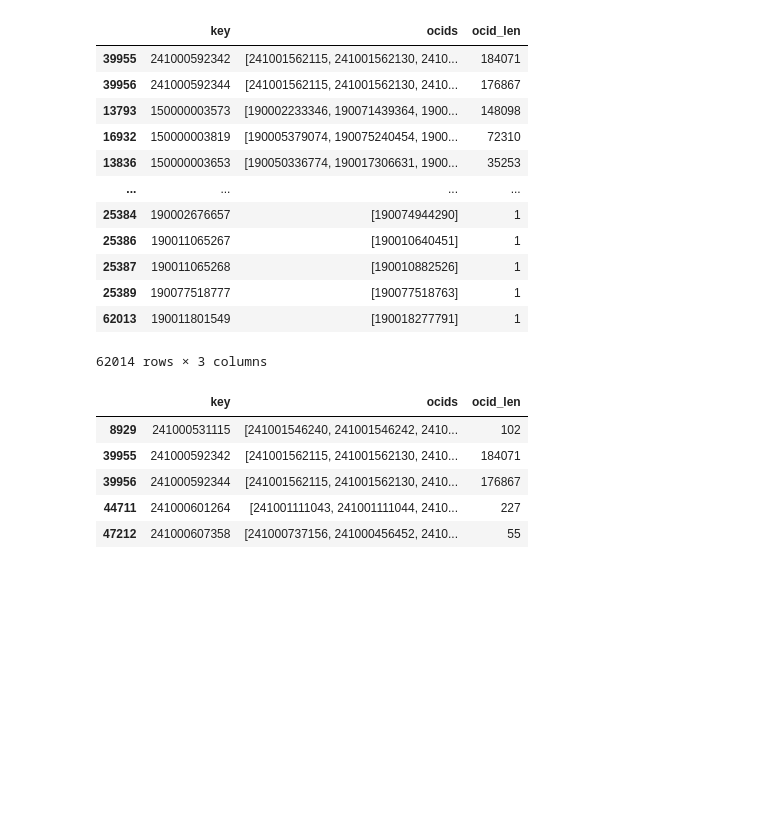
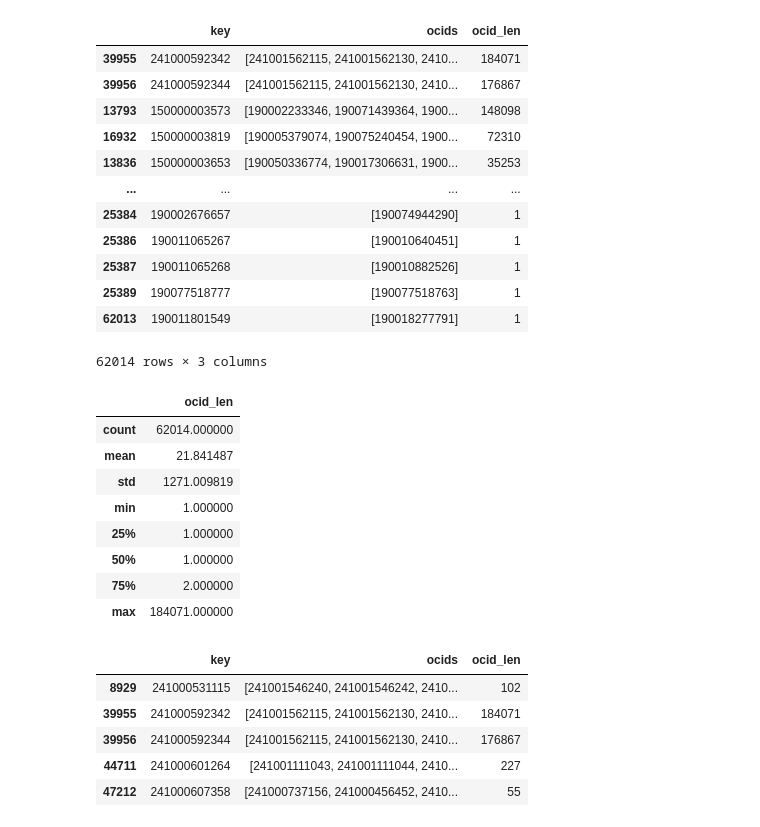
Before and after one commit to TIAGOOOLIVEIRA/vector-search-tree-path-embedded-ANN-algorithms-DB-plugins, a Jupyter notebook: vector-search-tree-path-embedded-ANN-algorithms-DB-plugins.ipynb, the cells around one changed output. Cells and saved outputs as stored; diff of their text form; code cells hidden in the pictures; blank space fills up the shorter version.

```diff
--- a/vector-search-tree-path-embedded-ANN-algorithms-DB-plugins.ipynb
+++ b/vector-search-tree-path-embedded-ANN-algorithms-DB-plugins.ipynb
@@ -494,6 +568,10 @@ df_nested_list
 # %%
-#adding a new column as the len of the ocids
+#adding a new column as the len of the ocids: How many OCIDs in a root/branch ontology?
 df_nested_list['ocid_len'] = df_nested_list.apply(lambda row: len(row.ocids), axis = 1)
+
+df_nested_list['ocid_len'] = df_nested_list['ocid_len'].fillna(0).astype(int)
+
+df_nested_list.to_parquet(parquet_ocid, compression='gzip')
 # %%
 df_nested_list.sort_values(by='ocid_len', ascending=False)
 # %% [output]
@@ -510,4 +588,16 @@ df_nested_list.sort_values(by='ocid_len', ascending=False)
 | 25389 | 190077518777 | [190077518763] | 1 |
 | 62013 | 190011801549 | [190018277791] | 1 |
 62014 rows × 3 columns
+# %%
+df_nested_list.describe()
+# %% [output]
+|  | ocid_len |
+| count | 62014.000000 |
+| mean | 21.841487 |
+| std | 1271.009819 |
+| min | 1.000000 |
+| 25% | 1.000000 |
+| 50% | 1.000000 |
+| 75% | 2.000000 |
+| max | 184071.000000 |
 # %%
```
Also changed, not shown: parts of 30 cells of this notebook, 4 other files.
